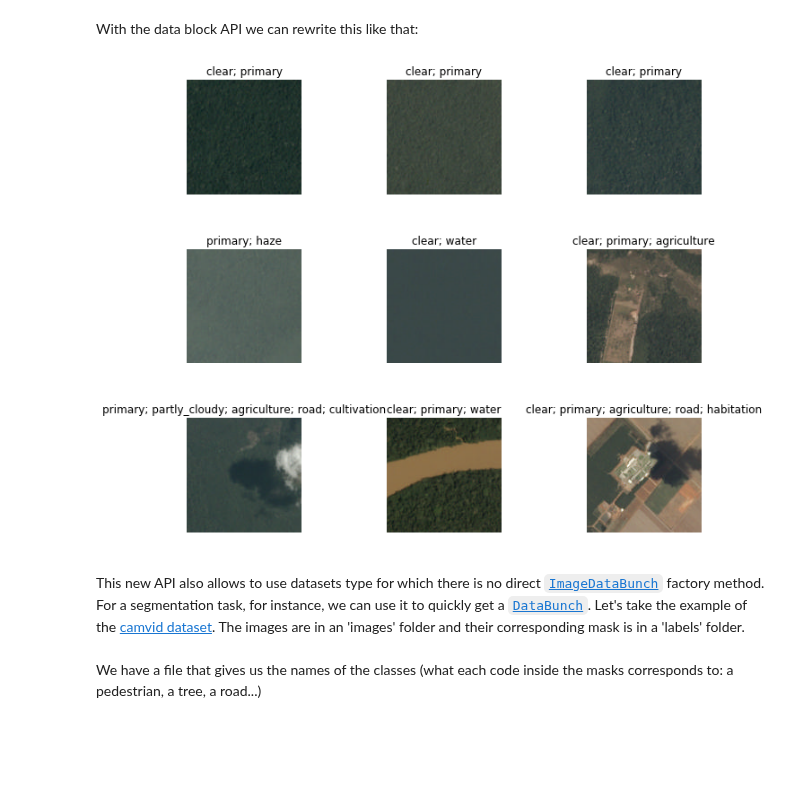
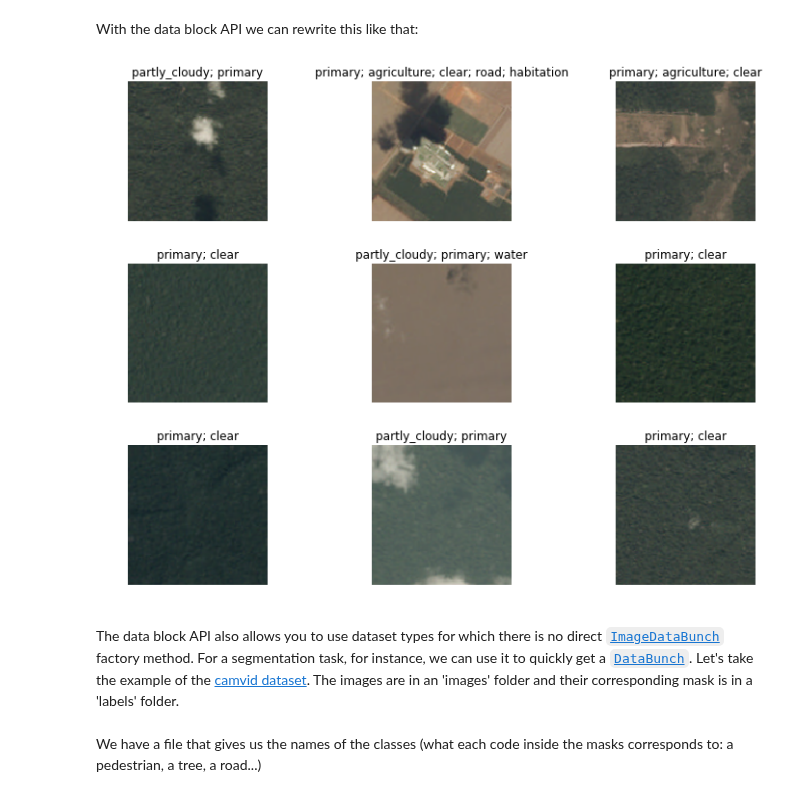
Before and after one commit to zhaoshaojun/fastai, a Jupyter notebook: docs_src/data_block.ipynb, the cells around one changed output. Cells and saved outputs as stored; diff of their text form; code cells hidden in the pictures; blank space fills up the shorter version.

Commit message:
update data block notebook

```diff
--- a/docs_src/data_block.ipynb
+++ b/docs_src/data_block.ipynb
@@ -75,11 +82,11 @@ data = (ImageFileList.from_folder(planet)
         .databunch())
         #Finally? -> use the defaults for conversion to databunch
 # %%
-data.show_batch(rows=3, figsize=(10,8), ds_type=DatasetType.Valid)
+data.show_batch(rows=3, figsize=(10,8))
 # %% [output]
-[figure, old version]
+[figure, new version]
 # %% [markdown]
-This new API also allows to use datasets type for which there is no direct [`ImageDataBunch`](/vision.data.html#ImageDataBunch) factory method. For a segmentation task, for instance, we can use it to quickly get a [`DataBunch`](/basic_data.html#DataBunch). Let's take the example of the [camvid dataset](http://mi.eng.cam.ac.uk/research/projects/VideoRec/CamVid/). The images are in an 'images' folder and their corresponding mask is in a 'labels' folder.
+The data block API also allows you to use dataset types for which there is no direct [`ImageDataBunch`](/vision.data.html#ImageDataBunch) factory method. For a segmentation task, for instance, we can use it to quickly get a [`DataBunch`](/basic_data.html#DataBunch). Let's take the example of the [camvid dataset](http://mi.eng.cam.ac.uk/research/projects/VideoRec/CamVid/). The images are in an 'images' folder and their corresponding mask is in a 'labels' folder.
 # %%
 camvid = untar_data(URLs.CAMVID_TINY)
 path_lbl = camvid/'labels'
```
Also changed, not shown: parts of 8 cells of this notebook, 1 other file.
